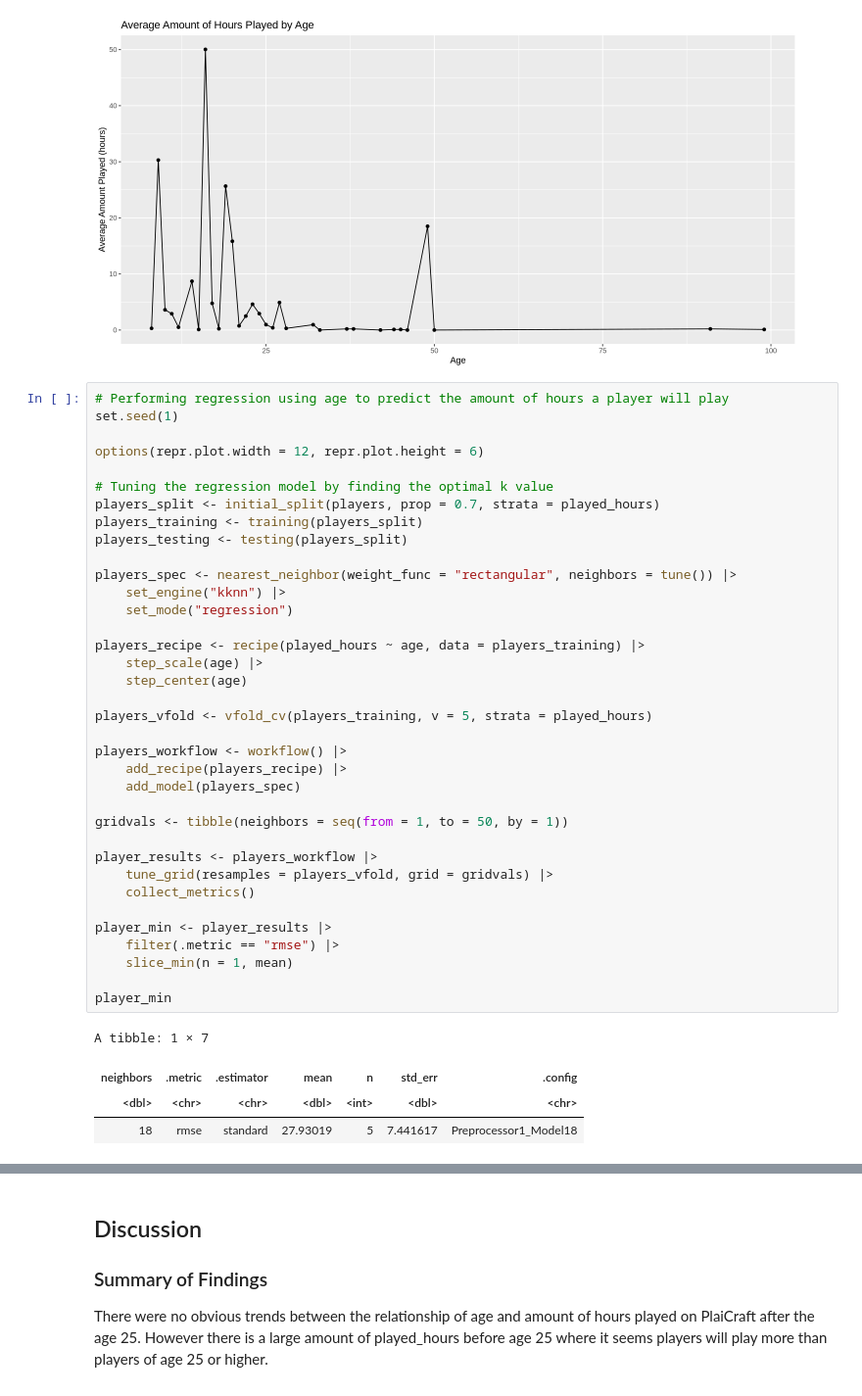
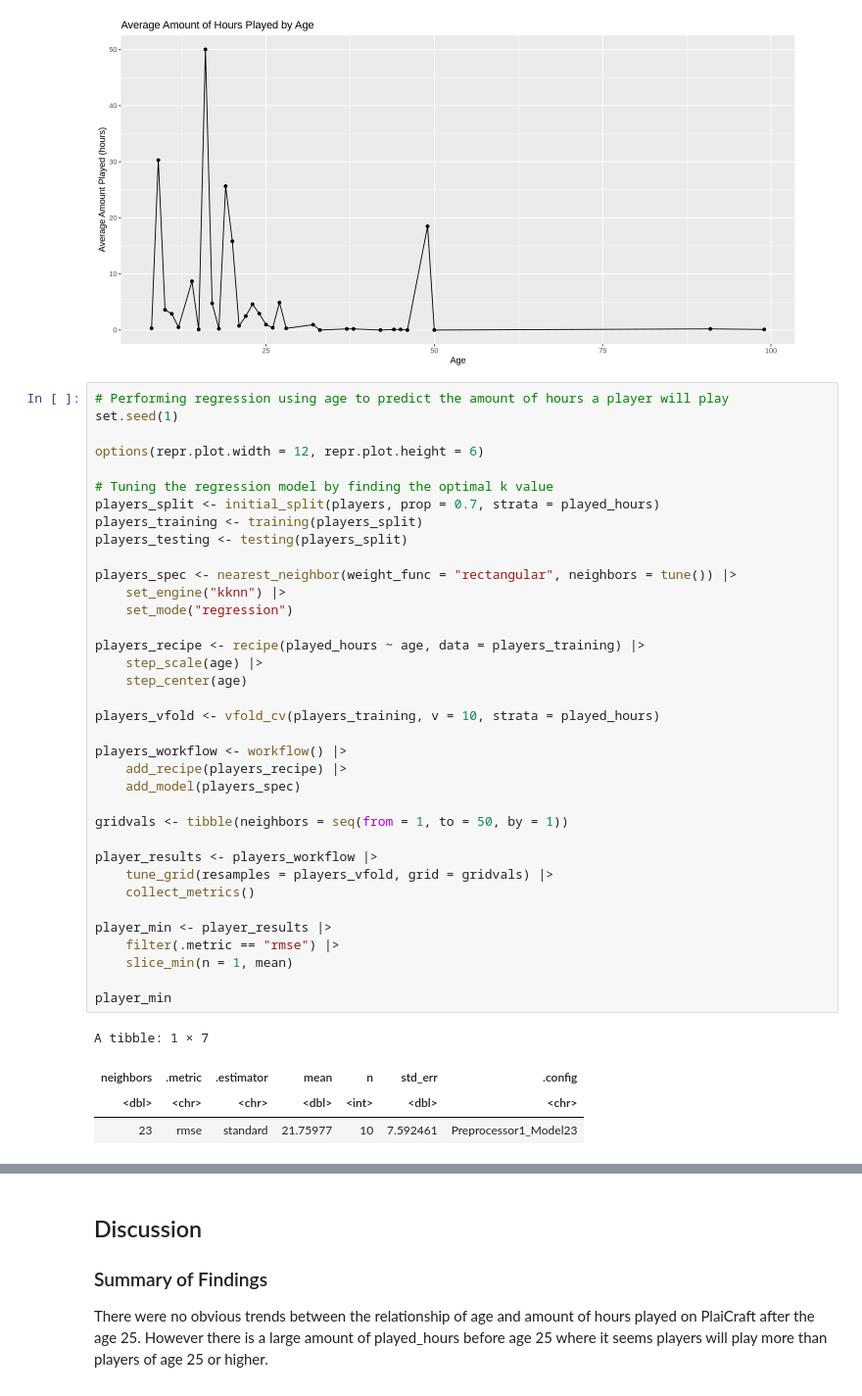
Before and after one commit to Jayden-Yee/Group-Project-Final, a Jupyter notebook: Final group project.ipynb, the cells around one changed output, grey strips where cells are left out. Shown at 98% size. Cells and saved outputs as stored; diff of their text form.

```diff
--- a/Final group project.ipynb
+++ b/Final group project.ipynb
@@ -212,35 +194,35 @@ players_training <- training(players_split)
 players_testing <- testing(players_split)
 
 players_spec <- nearest_neighbor(weight_func = "rectangular", neighbors = tune()) |>
     set_engine("kknn") |>
     set_mode("regression")
 
 players_recipe <- recipe(played_hours ~ age, data = players_training) |>
     step_scale(age) |>
     step_center(age)
 
-players_vfold <- vfold_cv(players_training, v = 5, strata = played_hours)
+players_vfold <- vfold_cv(players_training, v = 10, strata = played_hours)
 
 players_workflow <- workflow() |>
     add_recipe(players_recipe) |>
     add_model(players_spec)
 
 gridvals <- tibble(neighbors = seq(from = 1, to = 50, by = 1))
 
 player_results <- players_workflow |>
     tune_grid(resamples = players_vfold, grid = gridvals) |>
     collect_metrics()
 
 player_min <- player_results |>
     filter(.metric == "rmse") |>
     slice_min(n = 1, mean)
 
 player_min
 # %% [output]
 A tibble: 1 × 7
 | neighbors | .metric | .estimator | mean | n | std_err | .config |
 | <dbl> | <chr> | <chr> | <dbl> | <int> | <dbl> | <chr> |
-| 18 | rmse | standard | 27.93019 | 5 | 7.441617 | Preprocessor1_Model18 |
+| 23 | rmse | standard | 21.75977 | 10 | 7.592461 | Preprocessor1_Model23 |
 # %%
 # Assessing how well our regression model will do on the testing data
 set.seed(1)
```
Also changed, not shown: parts of 5 cells of this notebook.
